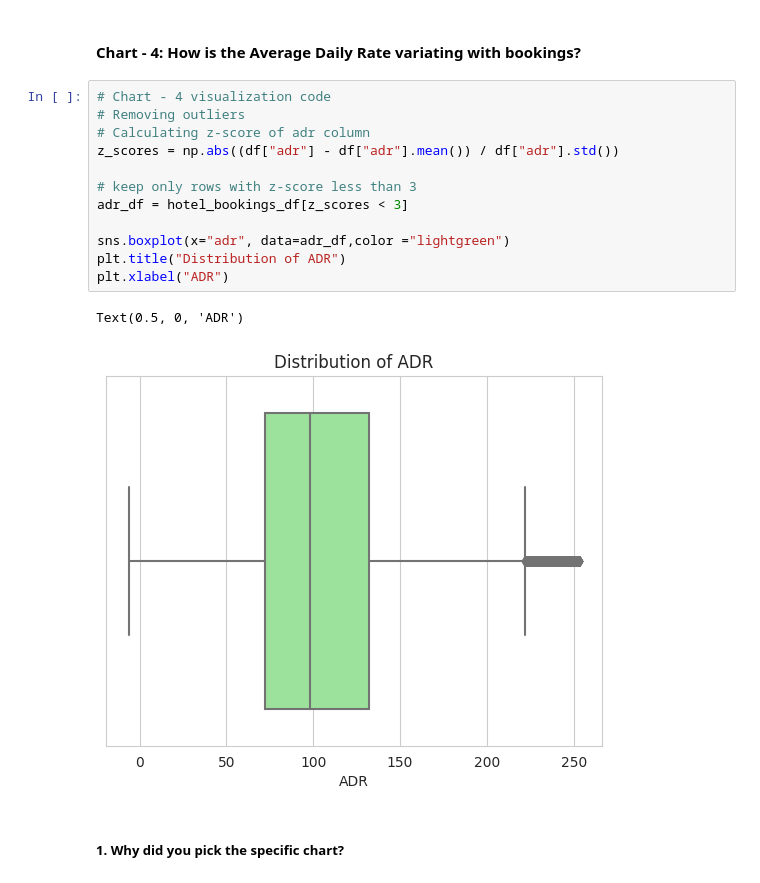
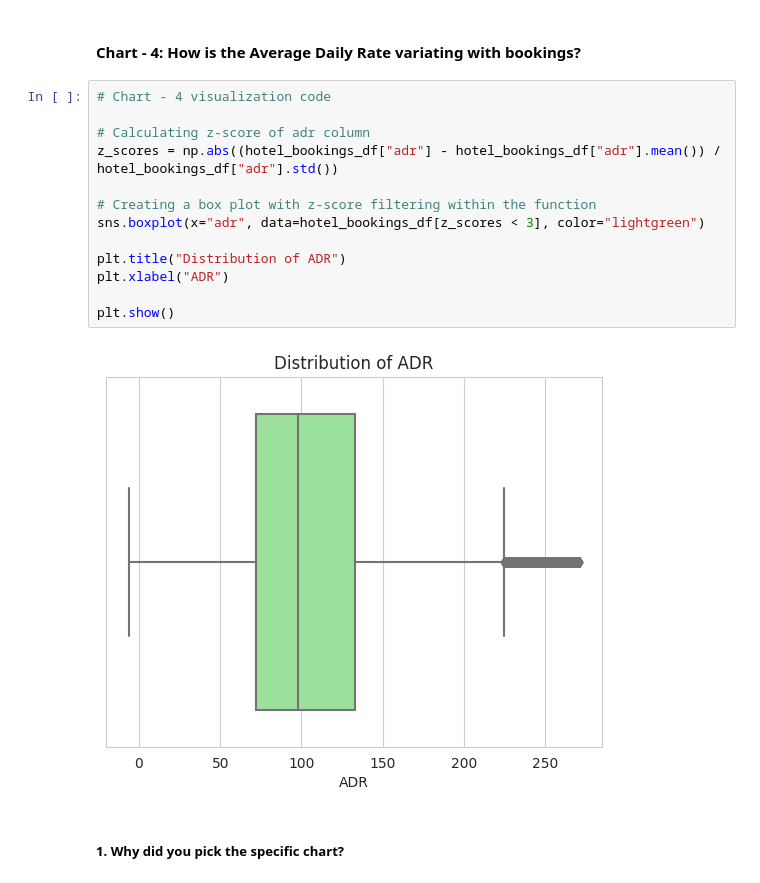
Before and after one commit to DevanshA2511/Hotel-Booking-Analysis-EDA, a Jupyter notebook: Hotel_Booking_Analysis_EDA_.ipynb, the cells around one changed output. Drawn from its saved outputs; the diff is of its cells as text.

```diff
--- a/Hotel_Booking_Analysis_EDA_.ipynb
+++ b/Hotel_Booking_Analysis_EDA_.ipynb
@@ -557,19 +547,19 @@ Are there any insights that lead to negative growth? Justify with specific reaso
 #### Chart - 4: How is the Average Daily Rate variating with bookings?
 # %%
 # Chart - 4 visualization code
-# Removing outliers
+
 # Calculating z-score of adr column
-z_scores = np.abs((df["adr"] - df["adr"].mean()) / df["adr"].std())
+z_scores = np.abs((hotel_bookings_df["adr"] - hotel_bookings_df["adr"].mean()) / hotel_bookings_df["adr"].std())
 
-# keep only rows with z-score less than 3
-adr_df = hotel_bookings_df[z_scores < 3]
+# Creating a box plot with z-score filtering within the function
+sns.boxplot(x="adr", data=hotel_bookings_df[z_scores < 3], color="lightgreen")
 
-sns.boxplot(x="adr", data=adr_df,color ="lightgreen")
 plt.title("Distribution of ADR")
 plt.xlabel("ADR")
+
+plt.show()
 # %% [output]
-Text(0.5, 0, 'ADR')
-[figure, old version]
+[figure, new version]
 # %% [markdown]
 ##### 1. Why did you pick the specific chart?
 # %% [markdown]
```
Also changed, not shown: parts of 16 cells of this notebook.
